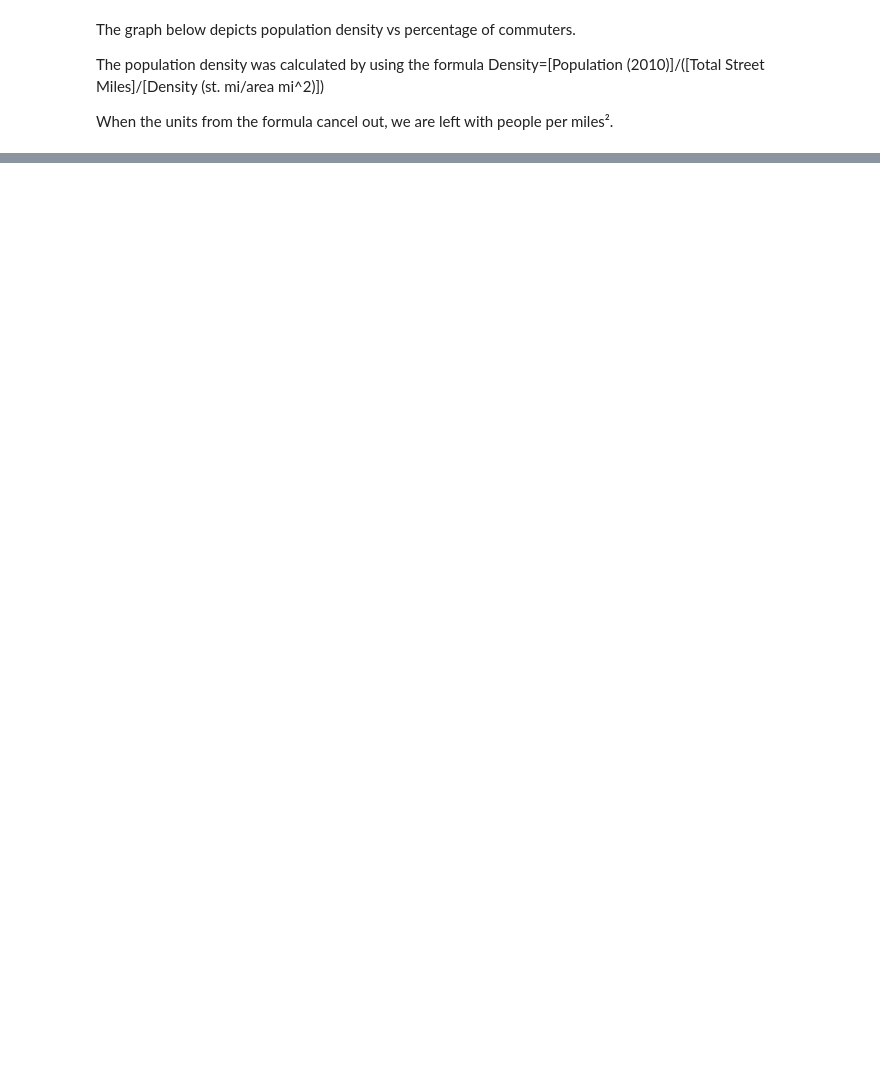
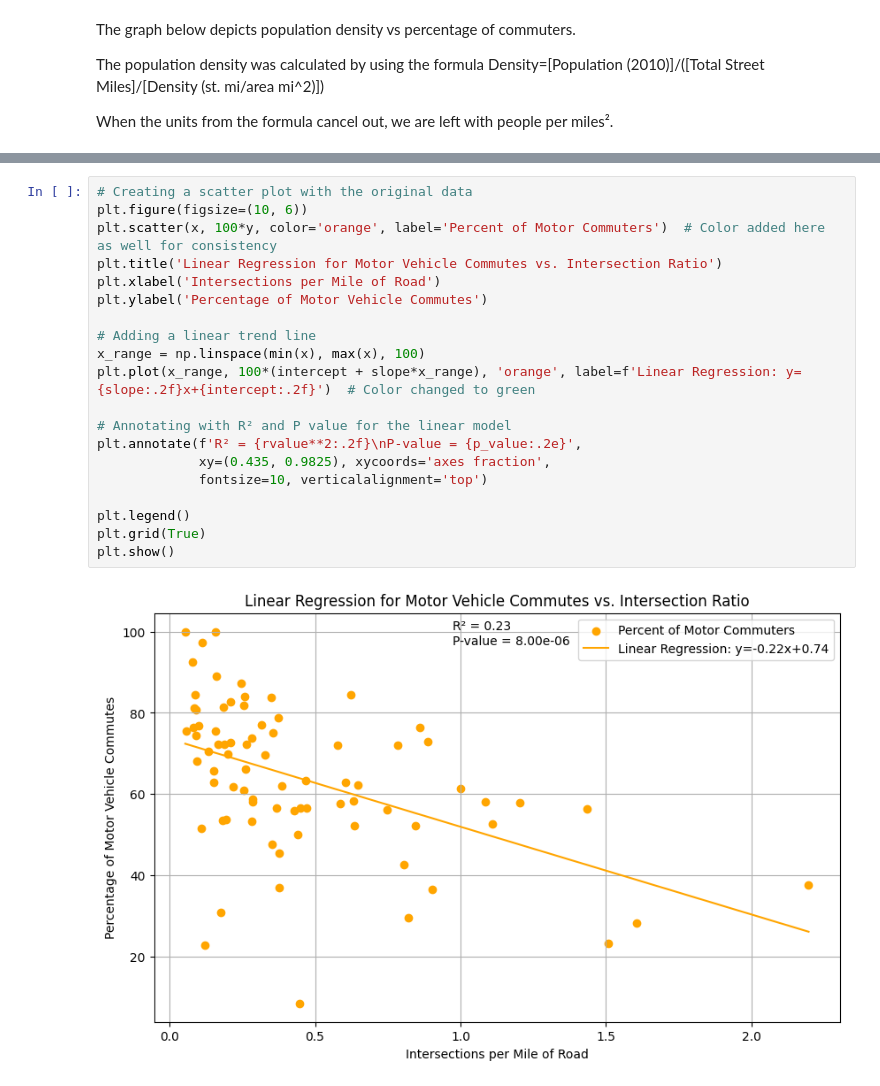
Before and after one commit to N0taR0b0t/Walkability, a Jupyter notebook: MatiasUnfinished.ipynb, the cells around one changed output, grey strips where cells are left out. Drawn from its saved outputs; the diff is of its cells as text; blank space fills up the shorter version.

```diff
--- a/MatiasUnfinished.ipynb
+++ b/MatiasUnfinished.ipynb
@@ -192,3 +186,25 @@ plt.show()
+# %%
+# Creating a scatter plot with the original data
+plt.figure(figsize=(10, 6))
+plt.scatter(x, 100*y, color='orange', label='Percent of Motor Commuters')  # Color added here as well for consistency
+plt.title('Linear Regression for Motor Vehicle Commutes vs. Intersection Ratio')
+plt.xlabel('Intersections per Mile of Road')
+plt.ylabel('Percentage of Motor Vehicle Commutes')
+
+# Adding a linear trend line
+x_range = np.linspace(min(x), max(x), 100)
+plt.plot(x_range, 100*(intercept + slope*x_range), 'orange', label=f'Linear Regression: y={slope:.2f}x+{intercept:.2f}')  # Color changed to green
+
+# Annotating with R² and P value for the linear model
+plt.annotate(f'R² = {rvalue**2:.2f}\nP-value = {p_value:.2e}',
+             xy=(0.435, 0.9825), xycoords='axes fraction',
+             fontsize=10, verticalalignment='top')
+
+plt.legend()
+plt.grid(True)
+plt.show()
+# %% [output]
+[figure, added]
 # %%
 # Load the dataset
 file_path = "Useful_Data.csv"
```
Also changed, not shown: parts of 11 cells of this notebook.
